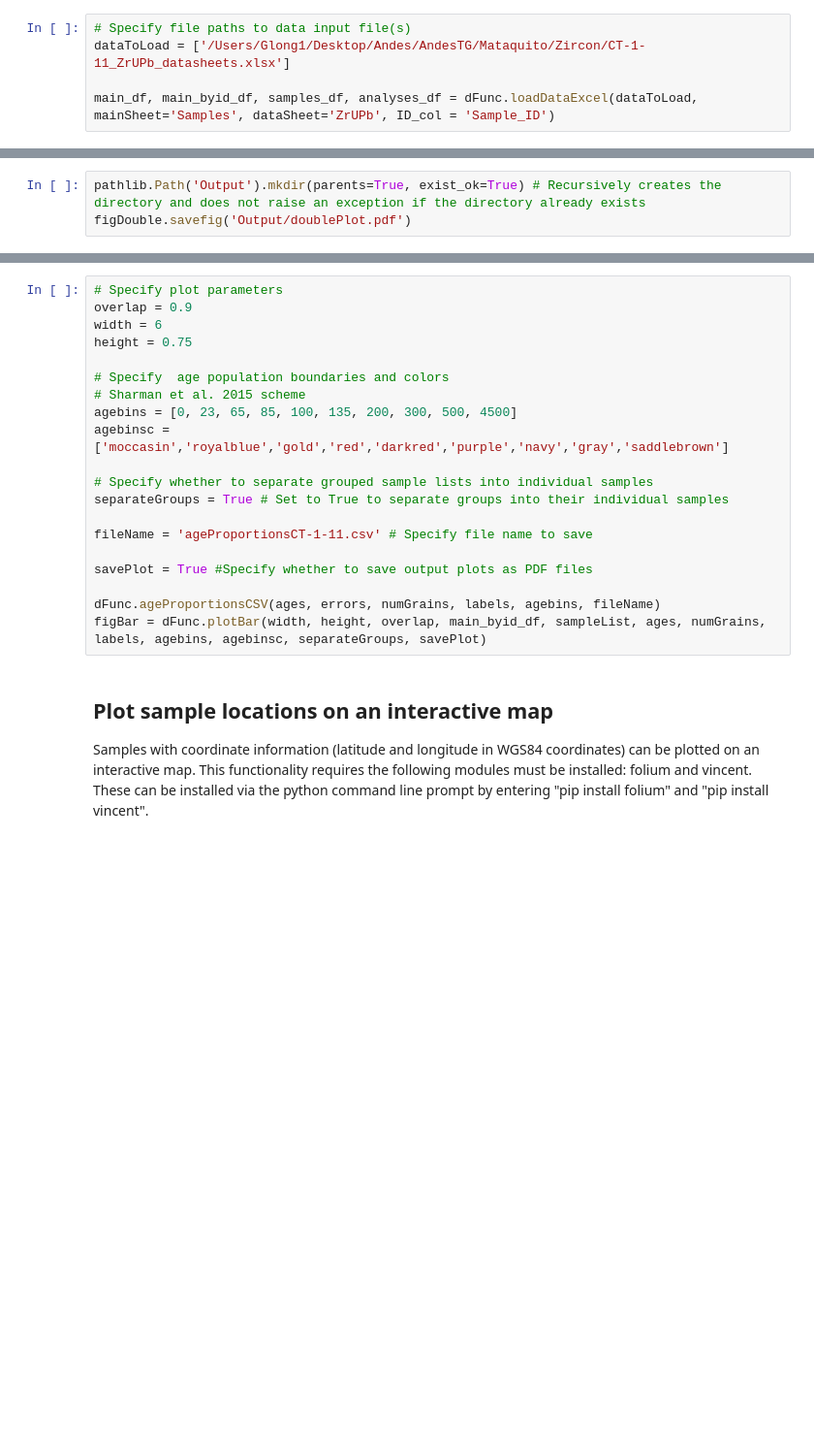
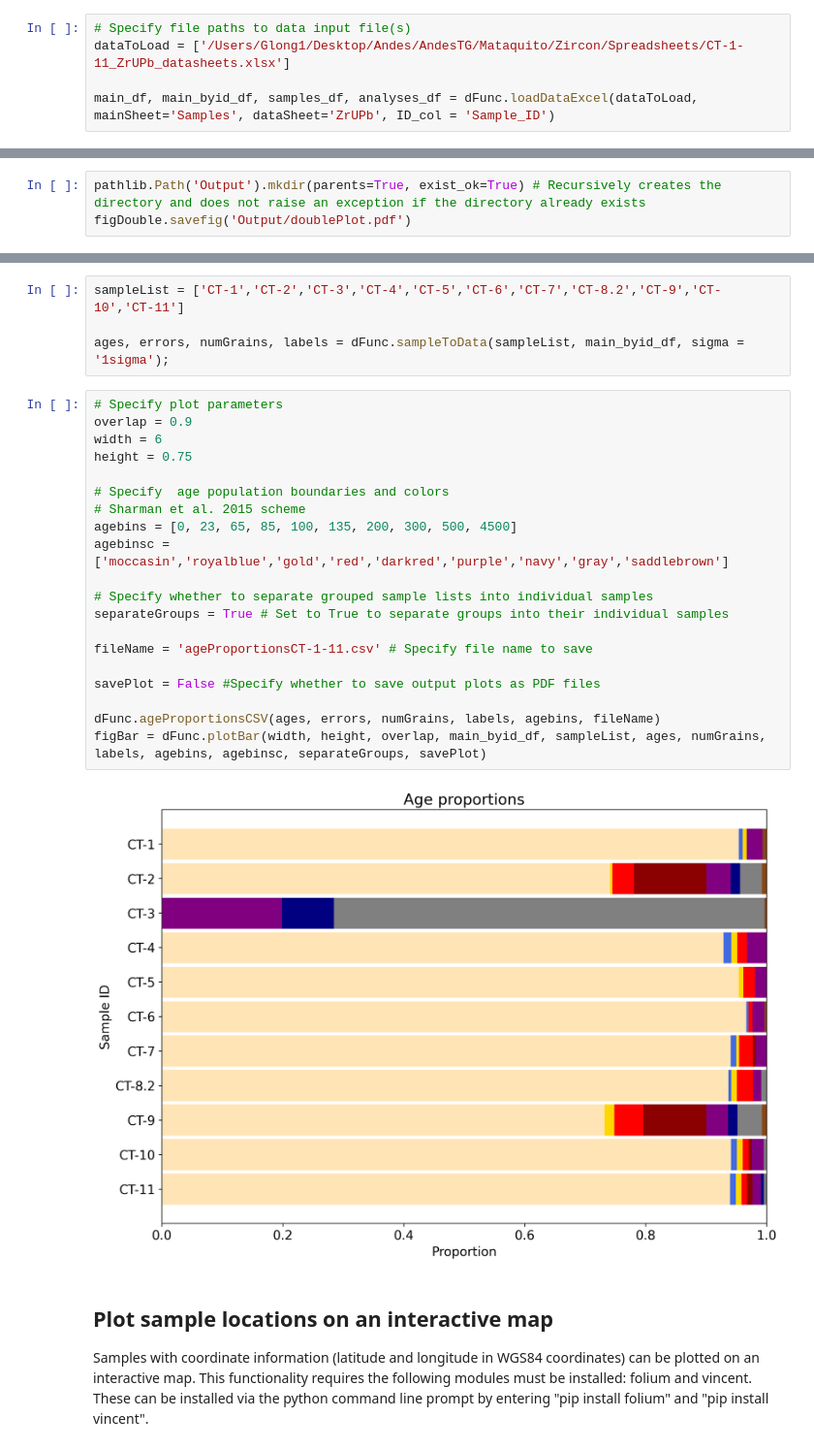
Before and after one commit to glong1321/AndesTG, a Jupyter notebook: Mataquito/Zircon/detritalPy/detritalPy_Mataquito_All_2025.ipynb, the cells around one changed output, grey strips where cells are left out. Shown at 97% size. Saved outputs shown, nothing was run; the diff lists cells and outputs as text; blank space fills up the shorter version.

```diff
--- a/Mataquito/Zircon/detritalPy_Mataquito_All_2025.ipynb
+++ b/Mataquito/Zircon/detritalPy/detritalPy_Mataquito_All_2025.ipynb
@@ -20,7 +21,7 @@ detritalPy version:  1.4.3
 This step must by run initially, and should be repeated if any changes are made to the dataset in Excel. The simplest way to load data is to place the Excel file(s) in the same directory or a sub-directory of the Jupyter Notebook file. For more options, please refer to dataLoading.ipynb.
 # %%
 # Specify file paths to data input file(s)
-dataToLoad = ['/Users/Glong1/Desktop/Andes/AndesTG/Mataquito/Zircon/CT-1-11_ZrUPb_datasheets.xlsx']
+dataToLoad = ['/Users/Glong1/Desktop/Andes/AndesTG/Mataquito/Zircon/Spreadsheets/CT-1-11_ZrUPb_datasheets.xlsx']
 
 main_df, main_byid_df, samples_df, analyses_df = dFunc.loadDataExcel(dataToLoad, mainSheet='Samples', dataSheet='ZrUPb', ID_col = 'Sample_ID')
 # %% [markdown]
@@ -202,23 +183,29 @@ figDouble.savefig('Output/doublePlot.pdf')
+# %%
+sampleList = ['CT-1','CT-2','CT-3','CT-4','CT-5','CT-6','CT-7','CT-8.2','CT-9','CT-10','CT-11']
+
+ages, errors, numGrains, labels = dFunc.sampleToData(sampleList, main_byid_df, sigma = '1sigma');
 # %%
 # Specify plot parameters
 overlap = 0.9
 width = 6
 height = 0.75
 
 # Specify  age population boundaries and colors
 # Sharman et al. 2015 scheme
 agebins = [0, 23, 65, 85, 100, 135, 200, 300, 500, 4500]
 agebinsc = ['moccasin','royalblue','gold','red','darkred','purple','navy','gray','saddlebrown']
 
 # Specify whether to separate grouped sample lists into individual samples
 separateGroups = True # Set to True to separate groups into their individual samples
 
 fileName = 'ageProportionsCT-1-11.csv' # Specify file name to save
 
-savePlot = True #Specify whether to save output plots as PDF files
+savePlot = False #Specify whether to save output plots as PDF files
 
 dFunc.ageProportionsCSV(ages, errors, numGrains, labels, agebins, fileName)
 figBar = dFunc.plotBar(width, height, overlap, main_byid_df, sampleList, ages, numGrains, labels, agebins, agebinsc, separateGroups, savePlot)
+# %% [output]
+[figure, added]
 # %% [markdown]
 ## Plot sample locations on an interactive map
 Samples with coordinate information (latitude and longitude in WGS84 coordinates) can be plotted on an interactive map. This functionality requires the following modules must be installed: folium and vincent. These can be installed via the python command line prompt by entering "pip install folium" and "pip install vincent".
```
Also changed, not shown: parts of 23 cells of this notebook, 25 other files.
